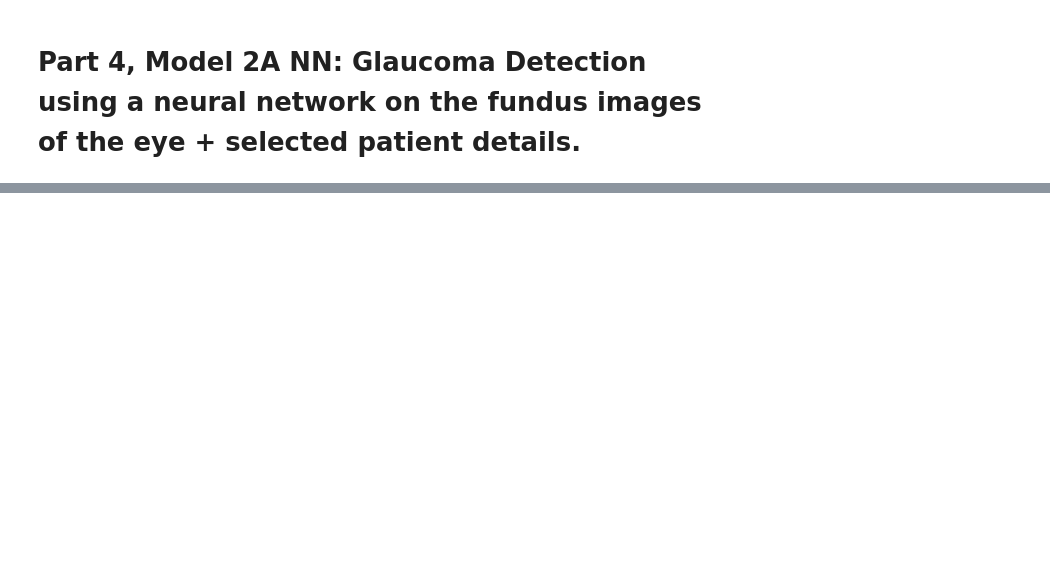
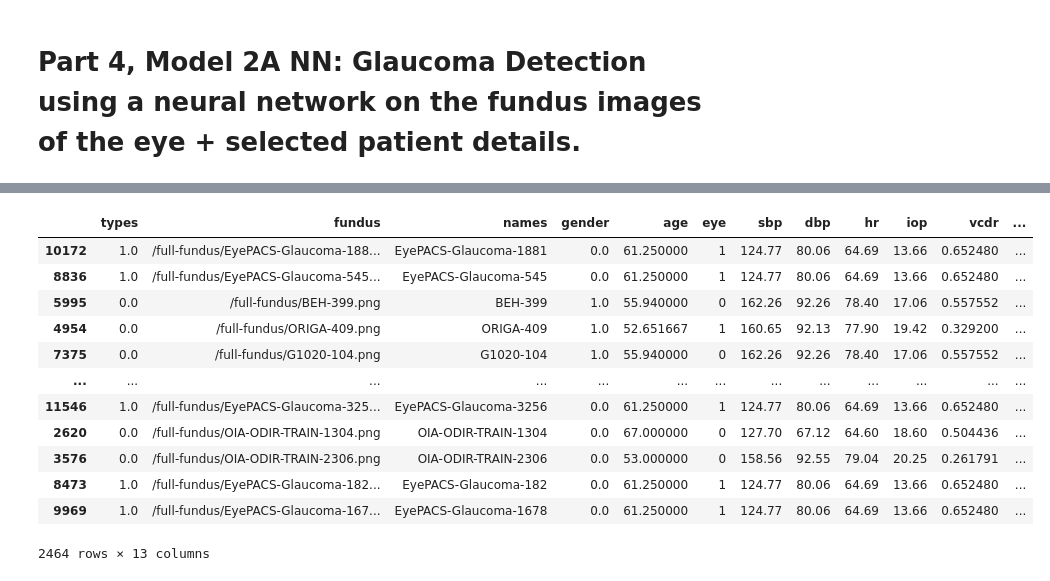
Before and after one commit to AhmedElZubair38/DISSERTATION, a Jupyter notebook: MOSTLY_Data_3/MODEL_2A_NN.ipynb, the cells around one changed output, grey strips where cells are left out. Drawn from its saved outputs; the diff is of its cells as text; code cells hidden in the pictures; blank space fills up the shorter version.

```diff
--- a/MOSTLY_Data_3/MODEL_2A_NN.ipynb
+++ b/MOSTLY_Data_3/MODEL_2A_NN.ipynb
@@ -219,3 +481,19 @@ import tensorflow as tf; print(tf.config.list_physical_devices('GPU'))
+# %%
+test
+# %% [output]
+|  | types | fundus | names | gender | age | eye | sbp | dbp | hr | iop | vcdr | ... |
+| 10172 | 1.0 | /full-fundus/EyePACS-Glaucoma-188... | EyePACS-Glaucoma-1881 | 0.0 | 61.250000 | 1 | 124.77 | 80.06 | 64.69 | 13.66 | 0.652480 | ... |
+| 8836 | 1.0 | /full-fundus/EyePACS-Glaucoma-545... | EyePACS-Glaucoma-545 | 0.0 | 61.250000 | 1 | 124.77 | 80.06 | 64.69 | 13.66 | 0.652480 | ... |
+| 5995 | 0.0 | /full-fundus/BEH-399.png | BEH-399 | 1.0 | 55.940000 | 0 | 162.26 | 92.26 | 78.40 | 17.06 | 0.557552 | ... |
+| 4954 | 0.0 | /full-fundus/ORIGA-409.png | ORIGA-409 | 1.0 | 52.651667 | 1 | 160.65 | 92.13 | 77.90 | 19.42 | 0.329200 | ... |
+| 7375 | 0.0 | /full-fundus/G1020-104.png | G1020-104 | 1.0 | 55.940000 | 0 | 162.26 | 92.26 | 78.40 | 17.06 | 0.557552 | ... |
+| ... | ... | ... | ... | ... | ... | ... | ... | ... | ... | ... | ... | ... |
+| 11546 | 1.0 | /full-fundus/EyePACS-Glaucoma-325... | EyePACS-Glaucoma-3256 | 0.0 | 61.250000 | 1 | 124.77 | 80.06 | 64.69 | 13.66 | 0.652480 | ... |
+| 2620 | 0.0 | /full-fundus/OIA-ODIR-TRAIN-1304.png | OIA-ODIR-TRAIN-1304 | 0.0 | 67.000000 | 0 | 127.70 | 67.12 | 64.60 | 18.60 | 0.504436 | ... |
+| 3576 | 0.0 | /full-fundus/OIA-ODIR-TRAIN-2306.png | OIA-ODIR-TRAIN-2306 | 0.0 | 53.000000 | 0 | 158.56 | 92.55 | 79.04 | 20.25 | 0.261791 | ... |
+| 8473 | 1.0 | /full-fundus/EyePACS-Glaucoma-182... | EyePACS-Glaucoma-182 | 0.0 | 61.250000 | 1 | 124.77 | 80.06 | 64.69 | 13.66 | 0.652480 | ... |
+| 9969 | 1.0 | /full-fundus/EyePACS-Glaucoma-167... | EyePACS-Glaucoma-1678 | 0.0 | 61.250000 | 1 | 124.77 | 80.06 | 64.69 | 13.66 | 0.652480 | ... |
+2464 rows × 13 columns
 # %%
 import tensorflow as tf
 from tensorflow import keras
```
Also changed, not shown: parts of 29 cells of this notebook, 2 other files.
